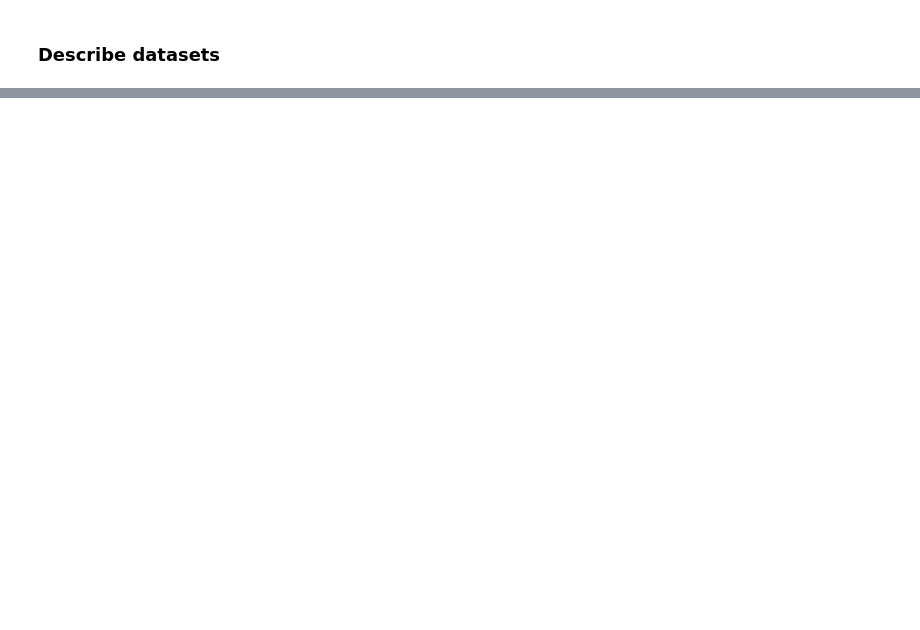
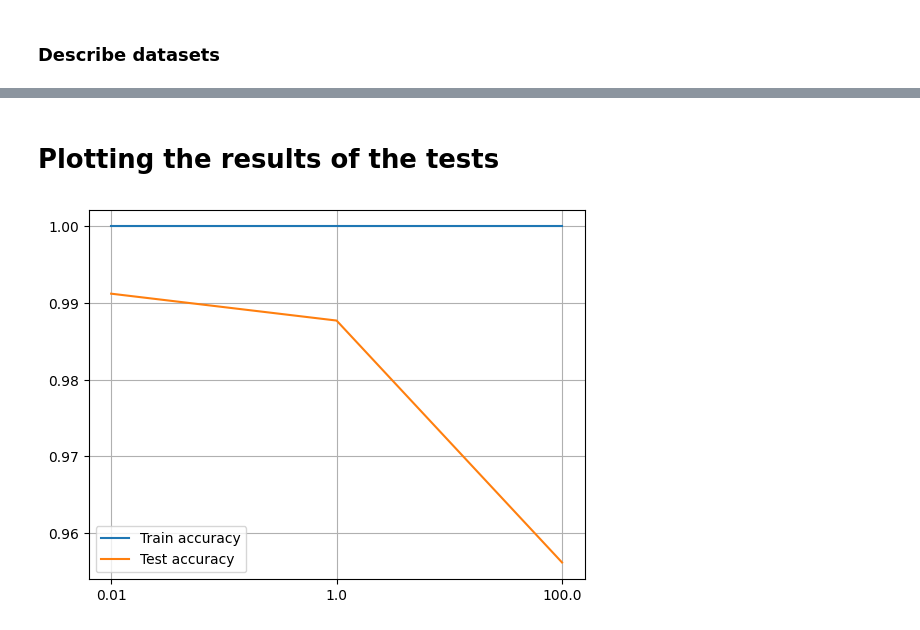
Before and after one commit to tiziano1590/comp_astro_24, a Jupyter notebook: src/daneel/notebook_SVM.ipynb, the cells around one changed output, grey strips where cells are left out. Saved outputs shown, nothing was run; the diff lists cells and outputs as text; code cells hidden in the pictures; blank space fills up the shorter version.

```diff
--- a/src/daneel/notebook_SVM.ipynb
+++ b/src/daneel/notebook_SVM.ipynb
@@ -19,5 +21,5 @@ from sklearn.svm import SVC, LinearSVC, NuSVC
 from scipy import ndimage, fft
 from sklearn.preprocessing import normalize
 import os
-root_dir = "path_to_data/data_no_injection"
+root_dir = f"{path_to_data}/data_no_injection"
 print(os.listdir(root_dir))
@@ -223,0 +422,28 @@ print(classification_report_dev)
+# %% [markdown]
+# Plotting the results of the tests
+# %%
+test_acc = []
+train_acc = []
+test_prec = []
+train_prec = []
+C = [1e-2, 1.0, 1e2]
+
+for c in C:
+    model = LinearSVC(C=c)
+    model.fit(X_train_sm, Y_train_sm)
+
+    train_outputs = np.rint(model.predict(X_train_sm))
+    dev_outputs = np.rint(model.predict(X_dev))
+
+    train_acc.append(accuracy_score(Y_train_sm, train_outputs))
+    test_acc.append(accuracy_score(Y_dev, dev_outputs))
+    train_prec.append(precision_score(Y_train_sm, train_outputs))
+    test_prec.append(precision_score(Y_dev, dev_outputs))
+
+plt.plot([str(c) for c in C], train_acc, label='Train accuracy')
+plt.plot([str(c) for c in C], test_acc, label='Test accuracy')
+plt.legend()
+plt.grid()
+plt.show()
+# %% [output]
+[figure, added]
```
Also changed, not shown: parts of 15 cells of this notebook.
